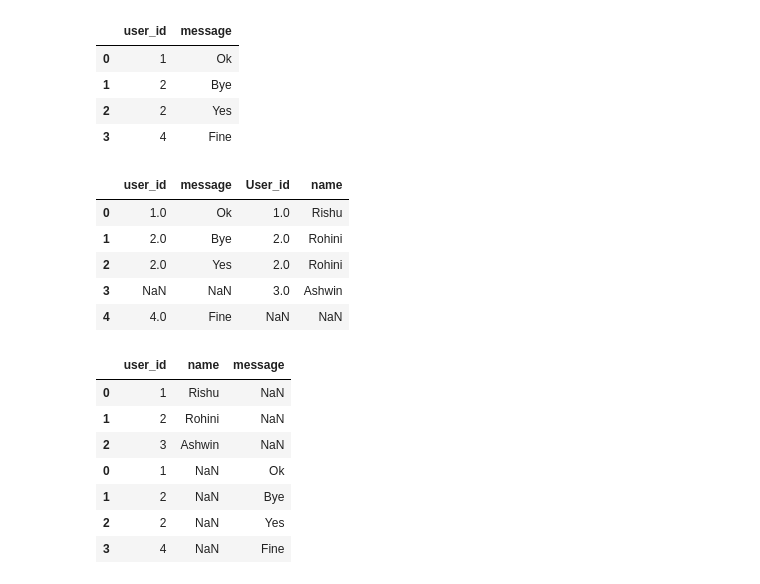
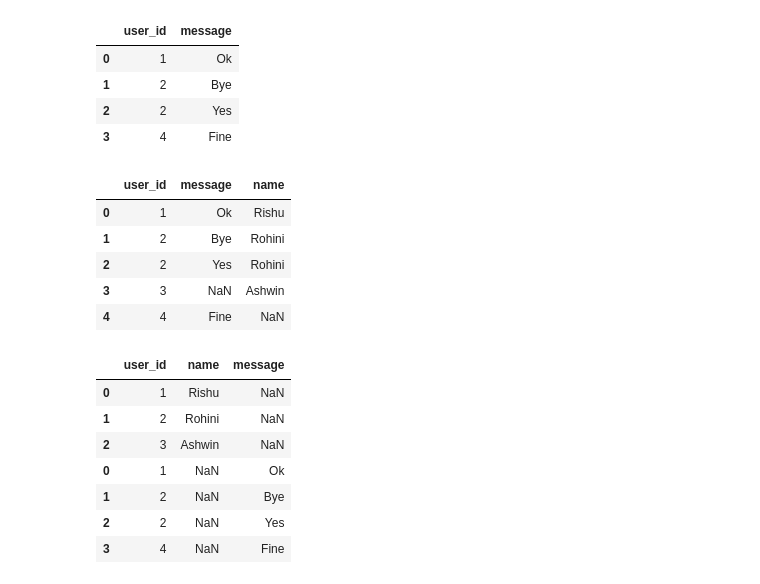
Before and after one commit to naynishb/farmers_market, a Jupyter notebook: mit/pandas.ipynb, the cells around one changed output. Drawn from its saved outputs; the diff is of its cells as text; code cells hidden in the pictures.

```diff
--- a/mit/pandas.ipynb
+++ b/mit/pandas.ipynb
@@ -532,14 +532,14 @@ msgs
 | 2 | 2 | Yes |
 | 3 | 4 | Fine |
 # %%
-msgs.merge(users,how = "outer",left_on = "user_id",right_on = "User_id")
+msgs.merge(users,how = "outer",left_on = "user_id",right_on = "user_id")
 # %% [output]
-|  | user_id | message | User_id | name |
-| 0 | 1.0 | Ok | 1.0 | Rishu |
-| 1 | 2.0 | Bye | 2.0 | Rohini |
-| 2 | 2.0 | Yes | 2.0 | Rohini |
-| 3 | NaN | NaN | 3.0 | Ashwin |
-| 4 | 4.0 | Fine | NaN | NaN |
+|  | user_id | message | name |
+| 0 | 1 | Ok | Rishu |
+| 1 | 2 | Bye | Rohini |
+| 2 | 2 | Yes | Rohini |
+| 3 | 3 | NaN | Ashwin |
+| 4 | 4 | Fine | NaN |
 # %%
 pd.concat([users,msgs],axis = 0)
 # %% [output]
```
Also changed, not shown: parts of 21 cells of this notebook, 1 other file.
